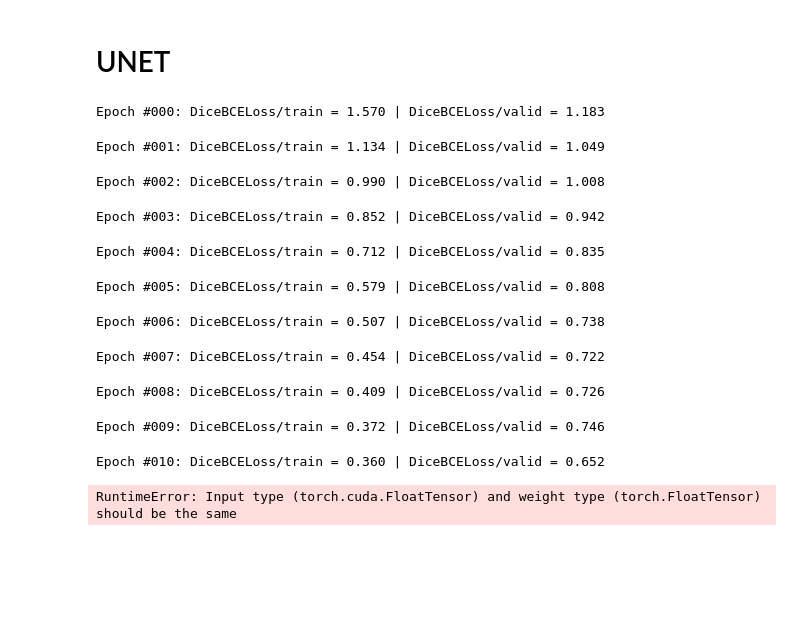
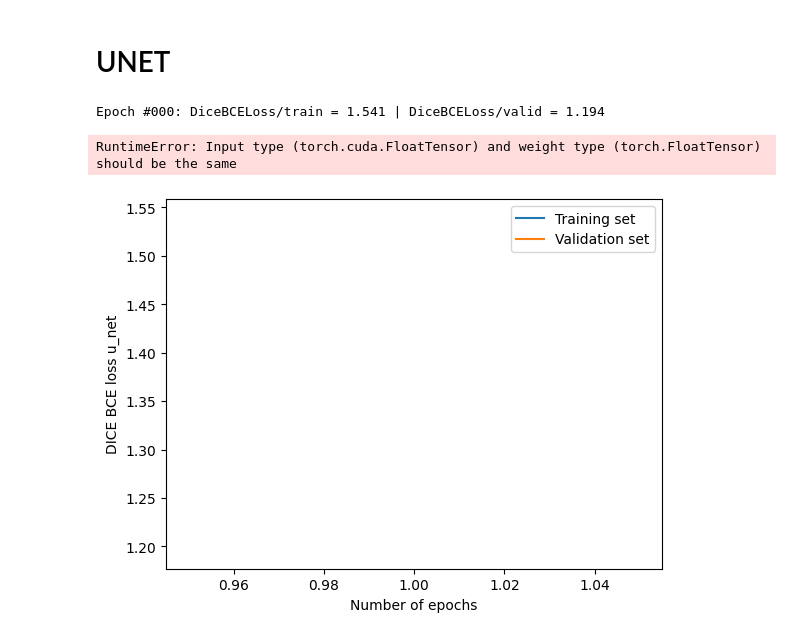
Before and after one commit to MartinoCappuccino/CapitaSelectaCode, a Jupyter notebook: Machine learning/train_u_net.ipynb, the cells around one changed output. Drawn from its saved outputs; the diff is of its cells as text; code cells hidden in the pictures; blank space fills up the shorter version.

```diff
--- a/Machine learning/train_u_net.ipynb
+++ b/Machine learning/train_u_net.ipynb
@@ -54,8 +54,6 @@ exp = str(N_EPOCHS) + '_epochs_' + str(RATIO) + "_ratio"
 EXPERIMENT_DIR = PROGRESS_DIR / exp
 EXPERIMENT_DIR.mkdir(parents=True, exist_ok=True)
 
-# find patient folders in training directory
-# excluding hidden folders (start with .)
 patients = [
     path
     for path in DATA_DIR.glob("*")
@@ -104,7 +102,7 @@ optimizer = torch.optim.Adam(unet_model.parameters(), lr=LEARNING_RATE)
 
 u_net_trainer = TrainerUNET(net=unet_model,
                             optimizer=optimizer,
-                            progress_dir=PROGRESS_DIR,
+                            progress_dir=EXPERIMENT_DIR,
                             train_loader=train_loader,
                             valid_loader=valid_loader,
                             mask_generator=mask_generator,
@@ -115,25 +113,17 @@ u_net_trainer = TrainerUNET(net=unet_model,
 # %%
 u_net_trainer.train(N_EPOCHS, 1)
 # %% [output]
-Epoch #000: DiceBCELoss/train = 1.570 | DiceBCELoss/valid = 1.183
+Epoch #000: DiceBCELoss/train = 1.541 | DiceBCELoss/valid = 1.194
-Epoch #001: DiceBCELoss/train = 1.134 | DiceBCELoss/valid = 1.049
+RuntimeError: Input type (torch.cuda.FloatTensor) and weight type (torch.FloatTensor) should be the same
-Epoch #002: DiceBCELoss/train = 0.990 | DiceBCELoss/valid = 1.008
-Epoch #003: DiceBCELoss/train = 0.852 | DiceBCELoss/valid = 0.942
-Epoch #004: DiceBCELoss/train = 0.712 | DiceBCELoss/valid = 0.835
-Epoch #005: DiceBCELoss/train = 0.579 | DiceBCELoss/valid = 0.808
-Epoch #006: DiceBCELoss/train = 0.507 | DiceBCELoss/valid = 0.738
-Epoch #007: DiceBCELoss/train = 0.454 | DiceBCELoss/valid = 0.722
-Epoch #008: DiceBCELoss/train = 0.409 | DiceBCELoss/valid = 0.726
-Epoch #009: DiceBCELoss/train = 0.372 | DiceBCELoss/valid = 0.746
-Epoch #010: DiceBCELoss/train = 0.360 | DiceBCELoss/valid = 0.652
-RuntimeError: Input type (torch.cuda.FloatTensor) and weight type (torch.FloatTensor) should be the same
 # %%
-plt.plot(range(1,N_EPOCHS+1), u_net_trainer.train_losses[0])
-plt.plot(range(1,N_EPOCHS+1), u_net_trainer.valid_losses[0])
+plt.plot(range(1, len(u_net_trainer.train_losses[0])+1), u_net_trainer.train_losses[0])
+plt.plot(range(1, len(u_net_trainer.train_losses[0])+1), u_net_trainer.valid_losses[0])
 plt.xlabel('Number of epochs')
 plt.ylabel('DICE BCE loss u_net')
 plt.legend(['Training set', 'Validation set'])
 plot_name = 'DICE_BCE_LOSS_'+ str(N_EPOCHS) + '_epochs_' + str(RATIO) + '_ratio.png'
 path = EXPERIMENT_DIR / plot_name
 
 plt.savefig(path, dpi=200)
+# %% [output]
+[figure, added]
```
Also changed, not shown: 4 other files.
